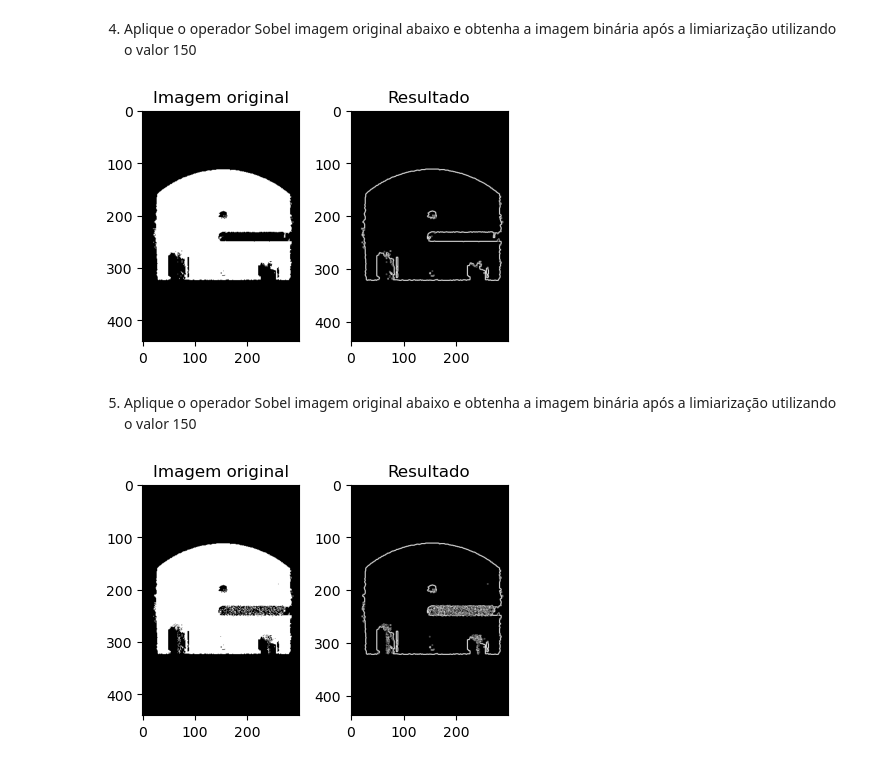
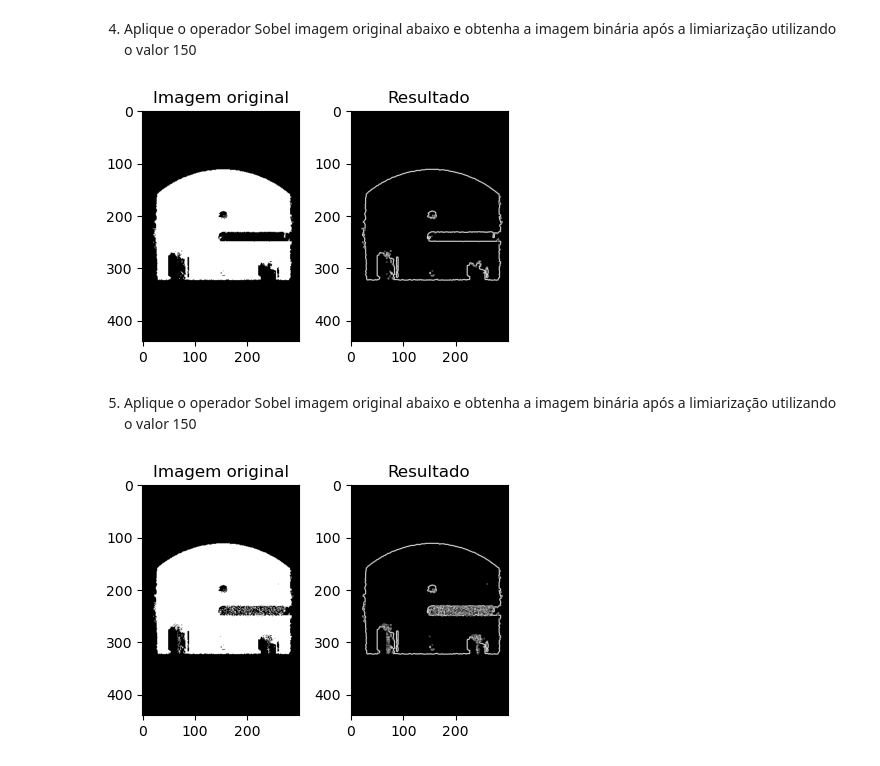
Before and after one commit to joaovtpereira/ppgco-ufu, a Jupyter notebook: Processamento Digital de Imagens/Lab05/Lab05.ipynb, the cells around one changed output. Saved outputs shown, nothing was run; the diff lists cells and outputs as text; code cells hidden in the pictures.

```diff
--- a/Processamento Digital de Imagens/Lab05/Lab05.ipynb
+++ b/Processamento Digital de Imagens/Lab05/Lab05.ipynb
@@ -166,35 +154,35 @@ plt.show()
 # %%
 
 #code here
 img1 = cv2.imread("ufo2.png", cv2.IMREAD_GRAYSCALE)
 
 img1 = np.where(img1 > 150, 255, 0)
 
-sobelX = convolutionFilter(img1, maskSobrelX)
-sobelY = convolutionFilter(img1, maskSobrelY)
+sobelX = convolve2d(img1,maskSobrelX, mode="same", boundary="wrap")
+sobelY = convolve2d(img1,maskSobrelY, mode="same", boundary="wrap")
 
 sobelAngulo = np.arctan2(sobelX, sobelY)
 
 sobelImgX = normalize(sobelX)
 sobelImgY = normalize(sobelY)
 sobelImgAngulo = normalize(sobelAngulo)
 
 sobelResult =  np.sqrt(sobelX**2 + sobelY**2)
 
 plt.subplot(131)
 plt.imshow(img1, cmap='gray')
 plt.title('Imagem original')
 
 plt.subplot(132)
 plt.imshow(sobelResult, cmap='gray')
 plt.title('Resultado')
 
 plt.tight_layout()
 
 # Exiba as imagens
 plt.show()
 # %% [output]
-[figure, old version]
+[figure, new version]
 # %% [markdown]
 5) Aplique o operador Sobel imagem original abaixo e obtenha a imagem binária após a limiarização utilizando o valor 150
 # %%
@@ -205,15 +193,11 @@ img1 = cv2.imread("ufo2noi2.png", cv2.IMREAD_GRAYSCALE)
 
 img1 = np.where(img1 > 150, 255, 0)
 
-sobelX = convolutionFilter(img1, maskSobrelX)
-sobelY = convolutionFilter(img1, maskSobrelY)
-
-sobelAngulo = np.arctan2(sobelX, sobelY)
+sobelX = convolve2d(img1,maskSobrelX, mode="same", boundary="wrap")
+sobelY = convolve2d(img1,maskSobrelY, mode="same", boundary="wrap")
 
 sobelImgX = normalize(sobelX)
 sobelImgY = normalize(sobelY)
-sobelImgAngulo = normalize(sobelAngulo)
-
 sobelResult =  np.sqrt(sobelX**2 + sobelY**2)
 
 plt.subplot(131)
@@ -228,4 +212,4 @@ plt.tight_layout()
 
 plt.show()
 # %% [output]
-[figure, old version]
+[figure, new version]
```
Also changed, not shown: parts of 5 cells of this notebook.
